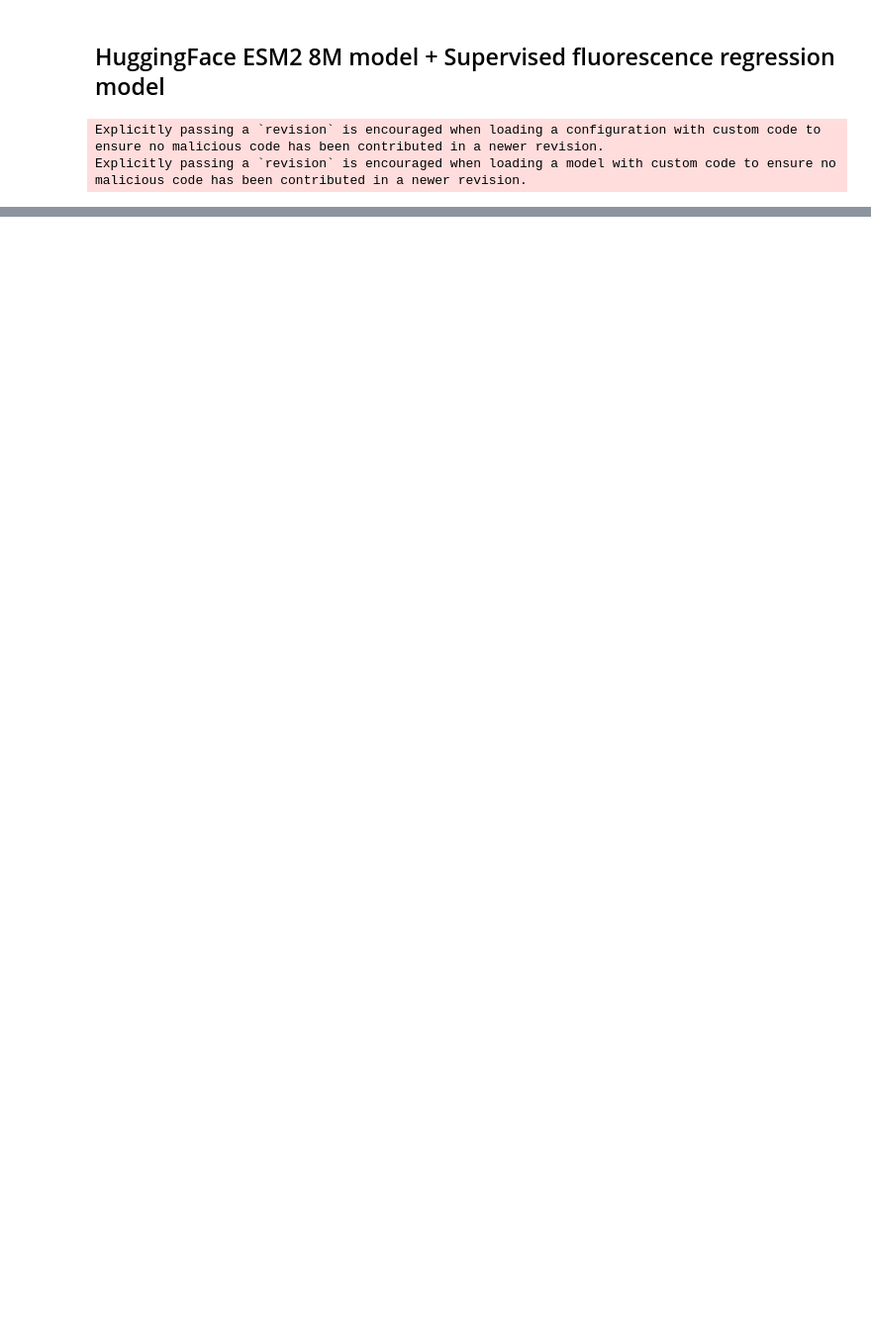
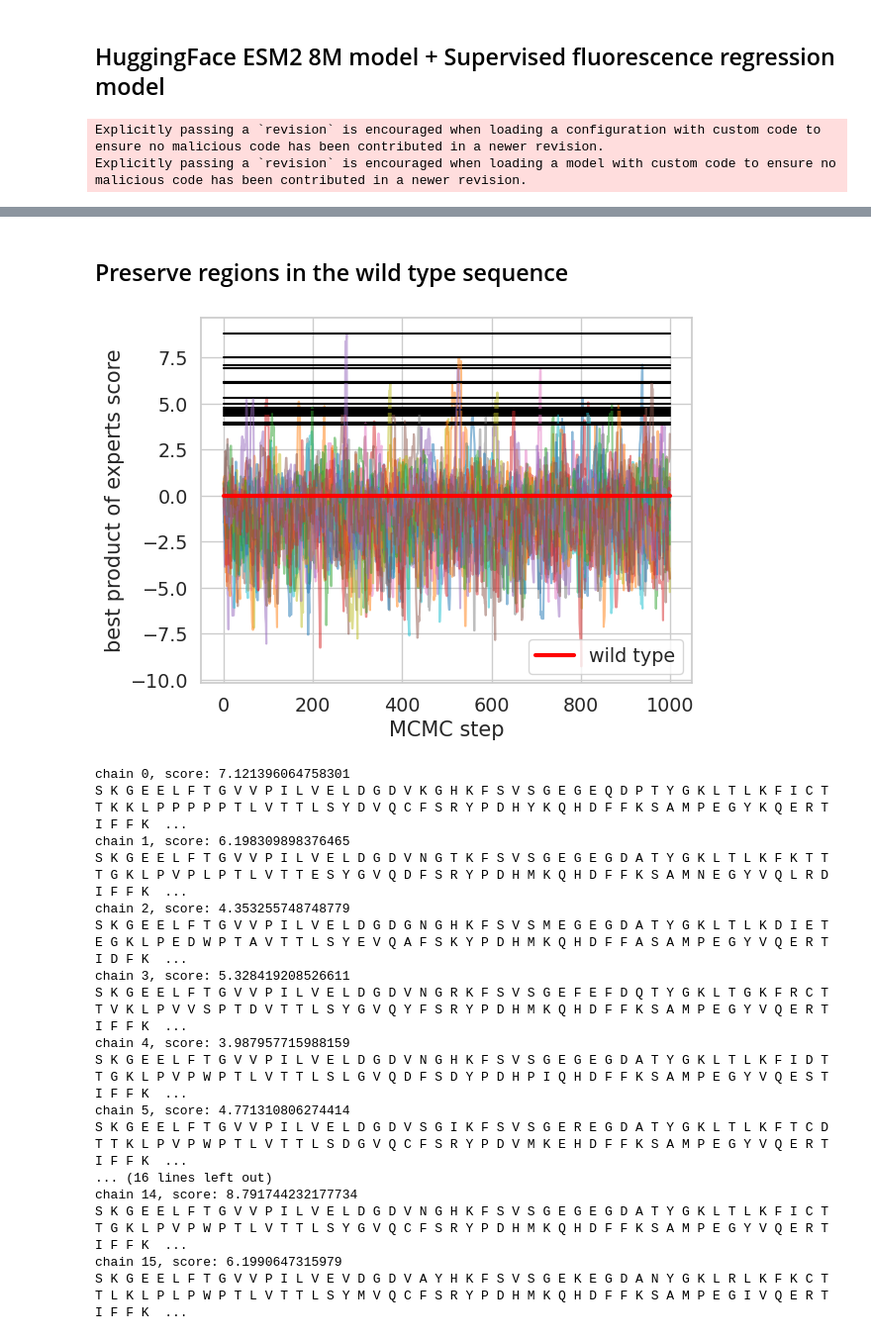
Before and after one commit to NREL/EvoProtGrad, a Jupyter notebook: demo.ipynb, the cells around one changed output, grey strips where cells are left out. Shown at 99% size. Cells and saved outputs as stored; diff of their text form; code cells hidden in the pictures; blank space fills up the shorter version.

Commit message:
Fixed issue with chain history, updated demo

```diff
--- a/demo.ipynb
+++ b/demo.ipynb
@@ -55,5 +52,11 @@ plt.show()
 # %%
+with open('test/gfp.fasta', 'r') as f:
+    for line in f:
+        if line[0] != '>':
+            wtseq = ' '.join(line.strip())
+
 for i in range(scores.shape[1]):
     best_step = np.argmax(scores[:,i])
-    print(f'score: {scores[best_step,i]}, variant: {variants[best_step][i]}')
+    print(f'chain {i}, score: {scores[best_step,i]}')
+    evo_prot_grad.common.utils.print_variant_in_color(variants[best_step][i], wtseq)
 # %% [output]
@@ -75,0 +80,49 @@ score: 9.565489768981934, variant: S K G E E L F T G V V P I L V E L D G D V N G
+# %% [markdown]
+## Preserve regions in the wild type sequence
+# %%
+variants, scores = evo_prot_grad.DirectedEvolution(
+                        wt_fasta = 'test/gfp.fasta',
+                        output = 'all',
+                        experts = [esm2_expert, gfp_expert],
+                        parallel_chains = 16,
+                        n_steps = 1000,
+                        max_mutations = 15,
+                        verbose = False,
+                        preserved_regions = [(0,13),(150,237)]
+)()
+# %%
+plt.figure()
+for i in range(scores.shape[1]):
+    plt.plot(scores[:,i], alpha=0.5)
+    best_step = np.argmax(scores[:,i])
+    best_score = scores[best_step,i]
+    plt.plot(np.arange(0,scores.shape[0]), best_score * np.ones((scores.shape[0],)), c='black')
+plt.plot(np.arange(0,scores.shape[0]), np.zeros((scores.shape[0],)), c='red', linewidth=3, label='wild type')
+plt.xlabel('MCMC step')
+plt.ylabel('best product of experts score')
+plt.legend()
+plt.show()
+
+for i in range(scores.shape[1]):
+    best_step = np.argmax(scores[:,i])
+    print(f'chain {i}, score: {scores[best_step,i]}')
+    evo_prot_grad.common.utils.print_variant_in_color(variants[best_step][i], wtseq)
+# %% [output]
+[figure, added]
+chain 0, score: 7.121396064758301
+S K G E E L F T G V V P I L V E L D G D V K G H K F S V S G E G E Q D P T Y G K L T L K F I C T T K K L P P P P P T L V T T L S Y D V Q C F S R Y P D H Y K Q H D F F K S A M P E G Y K Q E R T I F F K  ...
+chain 1, score: 6.198309898376465
+S K G E E L F T G V V P I L V E L D G D V N G T K F S V S G E G E G D A T Y G K L T L K F K T T T G K L P V P L P T L V T T E S Y G V Q D F S R Y P D H M K Q H D F F K S A M N E G Y V Q L R D I F F K  ...
+chain 2, score: 4.353255748748779
+S K G E E L F T G V V P I L V E L D G D G N G H K F S V S M E G E G D A T Y G K L T L K D I E T E G K L P E D W P T A V T T L S Y E V Q A F S K Y P D H M K Q H D F F A S A M P E G Y V Q E R T I D F K  ...
+chain 3, score: 5.328419208526611
+S K G E E L F T G V V P I L V E L D G D V N G R K F S V S G E F E F D Q T Y G K L T G K F R C T T V K L P V V S P T D V T T L S Y G V Q Y F S R Y P D H M K Q H D F F K S A M P E G Y V Q E R T I F F K  ...
+chain 4, score: 3.987957715988159
+S K G E E L F T G V V P I L V E L D G D V N G H K F S V S G E G E G D A T Y G K L T L K F I D T T G K L P V P W P T L V T T L S L G V Q D F S D Y P D H P I Q H D F F K S A M P E G Y V Q E S T I F F K  ...
+chain 5, score: 4.771310806274414
+S K G E E L F T G V V P I L V E L D G D V S G I K F S V S G E R E G D A T Y G K L T L K F T C D T T K L P V P W P T L V T T L S D G V Q C F S R Y P D V M K E H D F F K S A M P E G Y V Q E R T I F F K  ...
+... (16 lines left out)
+chain 14, score: 8.791744232177734
+S K G E E L F T G V V P I L V E L D G D V N G H K F S V S G E G E G D A T Y G K L T L K F I C T T G K L P V P W P T L V T T L S Y G V Q C F S R Y P D H M K Q H D F F K S A M P E G Y V Q E R T I F F K  ...
+chain 15, score: 6.1990647315979
+S K G E E L F T G V V P I L V E V D G D V A Y H K F S V S G E K E G D A N Y G K L R L K F K C T T L K L P L P W P T L V T T L S Y M V Q C F S R Y P D H M K Q H D F F K S A M P E G I V Q E R T I F F K  ...
```
Also changed, not shown: parts of 3 cells of this notebook, 2 other files.
